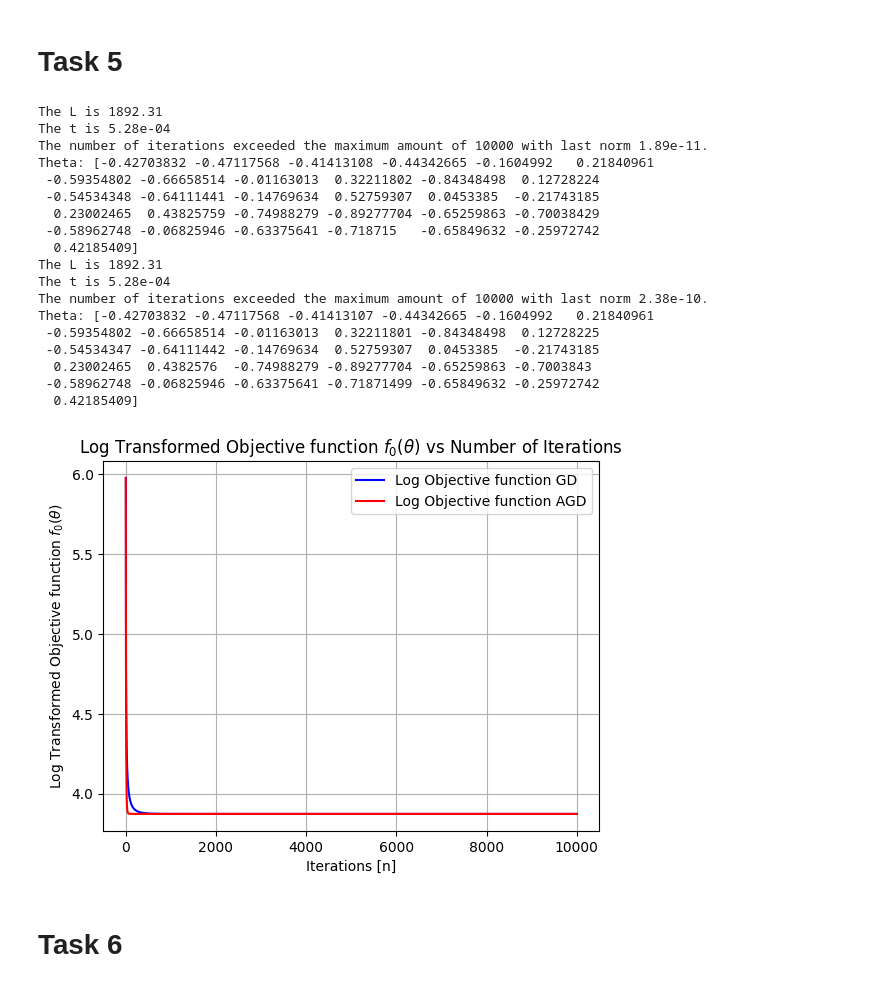
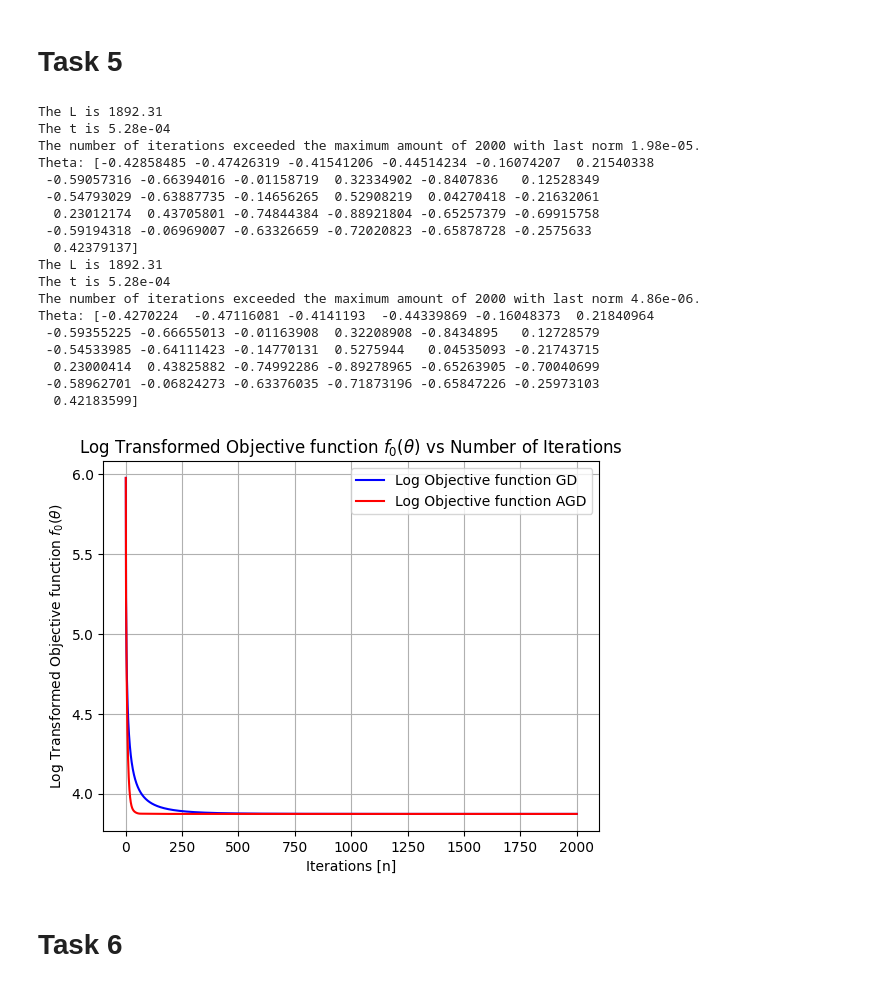
Before and after one commit to MathildeBS1/optimization_for_data_science, a Jupyter notebook: code/code_for_5_and_6.ipynb, the cells around one changed output. Cells and saved outputs as stored; diff of their text form; code cells hidden in the pictures.

Commit message:
Updated task 5 and 6, new figures and some code modification
New figures in latex document as well

```diff
--- a/code/code_for_5_and_6.ipynb
+++ b/code/code_for_5_and_6.ipynb
@@ -52,7 +52,7 @@ def f_X_tilde(X: np.ndarray):
 def f_y_tilde(y: np.ndarray):
     return y
 
-def gradient_descent(X, y, theta_0, max_iter = 10000, tol = 1e-12, gamma = 3):
+def gradient_descent(X, y, theta_0, max_iter = 2000, tol = 1e-12, gamma = 3):
     X_tilde = f_X_tilde(X)
     y_tilde = f_y_tilde(y)
     theta = theta_0
@@ -75,13 +75,13 @@ def gradient_descent(X, y, theta_0, max_iter = 10000, tol = 1e-12, gamma = 3):
     return theta, np.array(objective_values)
 
 theta_0 = np.zeros(X.shape[1] + 1) # Initialize 1 for all parameters
-max_iter, tol = 10000, 1e-12
+max_iter, tol = 2000, 1e-12
 
 # This cell runs the gradient descent optimization
 theta_gradient_descent, objective_function_values_gradient_descent = gradient_descent(X, y, theta_0, max_iter = max_iter, tol = tol)
 
 
-def accelerated_gradient_descent(X, y, theta_0, max_iter=10000, tol=1e-12, gamma=3):
+def accelerated_gradient_descent(X, y, theta_0, max_iter=2000, tol=1e-12, gamma=3):
     X_tilde = f_X_tilde(X)
     y_tilde = f_y_tilde(y)
     theta = theta_0.copy()
@@ -103,48 +103,48 @@ def accelerated_gradient_descent(X, y, theta_0, max_iter=10000, tol=1e-12, gamma
         last_difference = np.linalg.norm(theta_new - theta)
         if last_difference < tol:
             print(f'Converged at iteration {step}')
             return theta_new, np.array(objective_values)
         theta = theta_new
 
     print(f'The number of iterations exceeded the maximum amount of {max_iter} with last norm {last_difference:.2e}. \nTheta: {theta}')
     return theta, np.array(objective_values)
 
 theta_accelerated_gradient_descent, objective_function_values_accelerated_gradient_descent = accelerated_gradient_descent(X, y, theta_0, max_iter = max_iter, tol = tol)
 
 # Plot the objective function values
 iterations_array_obj = np.array([i + 1 for i in range(len(objective_function_values_gradient_descent))])
 iterations_array_obj_AGD = np.array([i + 1 for i in range(len(objective_function_values_accelerated_gradient_descent))])
 log_transformed_objective_function_values_gradient_descent = np.log(objective_function_values_gradient_descent)
 log_transformed_objective_function_values_accelerated_gradient_descent = np.log(objective_function_values_accelerated_gradient_descent)
 plt.figure()
 plt.plot(iterations_array_obj, log_transformed_objective_function_values_gradient_descent, color = 'blue', label = 'Log Objective function GD')
 plt.plot(iterations_array_obj_AGD, log_transformed_objective_function_values_accelerated_gradient_descent, color = 'red', label = 'Log Objective function AGD')
 plt.legend()
 plt.xlabel(f'Iterations [n]')
 plt.ylabel(r'Log Transformed Objective function $f_0(\theta)$')
 plt.title(r'Log Transformed Objective function $f_0(\theta)$ vs Number of Iterations')
 plt.grid('on')
 plt.show()
 # %% [output]
 The L is 1892.31
 The t is 5.28e-04
-The number of iterations exceeded the maximum amount of 10000 with last norm 1.89e-11.
-Theta: [-0.42703832 -0.47117568 -0.41413108 -0.44342665 -0.1604992   0.21840961
- -0.59354802 -0.66658514 -0.01163013  0.32211802 -0.84348498  0.12728224
- -0.54534348 -0.64111441 -0.14769634  0.52759307  0.0453385  -0.21743185
-  0.23002465  0.43825759 -0.74988279 -0.89277704 -0.65259863 -0.70038429
- -0.58962748 -0.06825946 -0.63375641 -0.718715   -0.65849632 -0.25972742
-  0.42185409]
+The number of iterations exceeded the maximum amount of 2000 with last norm 1.98e-05.
+Theta: [-0.42858485 -0.47426319 -0.41541206 -0.44514234 -0.16074207  0.21540338
+ -0.59057316 -0.66394016 -0.01158719  0.32334902 -0.8407836   0.12528349
+ -0.54793029 -0.63887735 -0.14656265  0.52908219  0.04270418 -0.21632061
+  0.23012174  0.43705801 -0.74844384 -0.88921804 -0.65257379 -0.69915758
+ -0.59194318 -0.06969007 -0.63326659 -0.72020823 -0.65878728 -0.2575633
+  0.42379137]
 The L is 1892.31
 The t is 5.28e-04
-The number of iterations exceeded the maximum amount of 10000 with last norm 2.38e-10.
-Theta: [-0.42703832 -0.47117568 -0.41413107 -0.44342665 -0.1604992   0.21840961
- -0.59354802 -0.66658514 -0.01163013  0.32211801 -0.84348498  0.12728225
- -0.54534347 -0.64111442 -0.14769634  0.52759307  0.0453385  -0.21743185
-  0.23002465  0.4382576  -0.74988279 -0.89277704 -0.65259863 -0.7003843
- -0.58962748 -0.06825946 -0.63375641 -0.71871499 -0.65849632 -0.25972742
-  0.42185409]
+The number of iterations exceeded the maximum amount of 2000 with last norm 4.86e-06.
+Theta: [-0.4270224  -0.47116081 -0.4141193  -0.44339869 -0.16048373  0.21840964
+ -0.59355225 -0.66655013 -0.01163908  0.32208908 -0.8434895   0.12728579
+ -0.54533985 -0.64111423 -0.14770131  0.5275944   0.04535093 -0.21743715
+  0.23000414  0.43825882 -0.74992286 -0.89278965 -0.65263905 -0.70040699
+ -0.58962701 -0.06824273 -0.63376035 -0.71873196 -0.65847226 -0.25973103
+  0.42183599]
-[figure, old version]
+[figure, new version]
 # %% [markdown]
 # Task 6
 # %%
```
Also changed, not shown: parts of 1 cell of this notebook, 4 other files.
